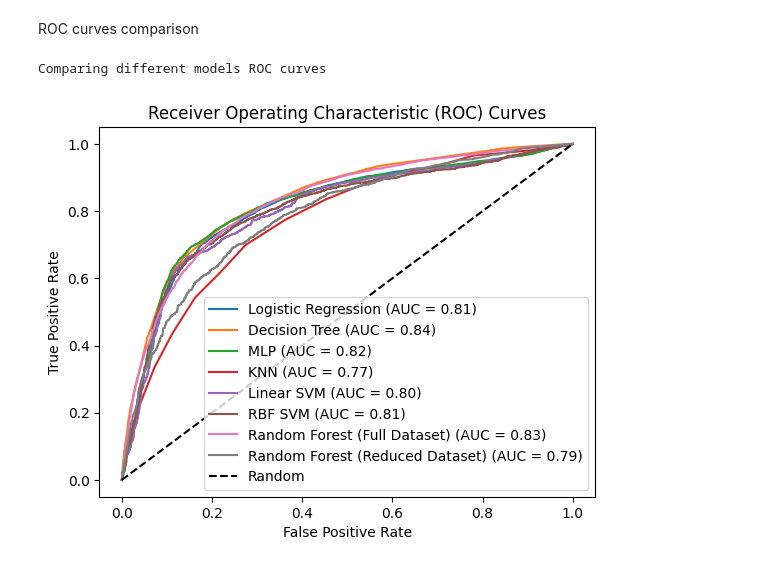
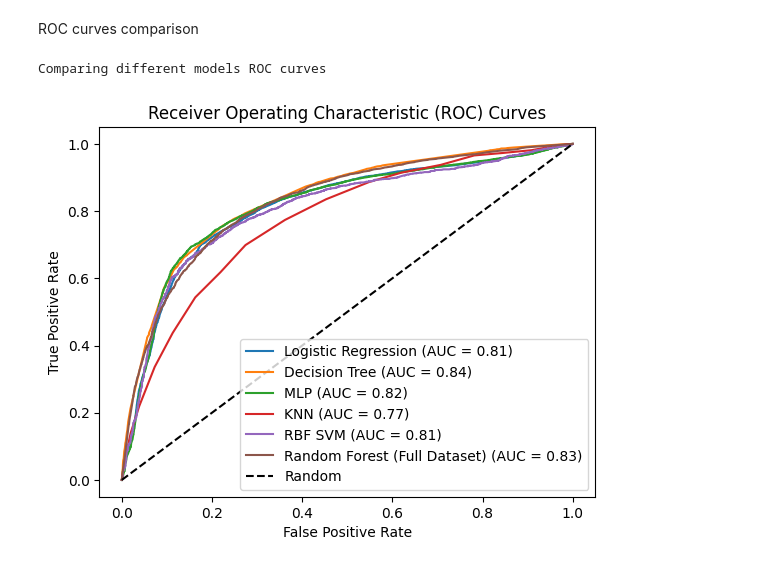
Before and after one commit to TheDarkPyotr/DataMining2023, a Jupyter notebook: source/Task3 - Predictive Analysis/Task3_Predictive_Analaysis_Andrea.ipynb, the cells around one changed output. Cells and saved outputs as stored; diff of their text form; code cells hidden in the pictures.

Commit message:
better visualization of ROC curves

```diff
--- a/source/Task3 - Predictive Analysis/Task3_Predictive_Analaysis_Andrea.ipynb
+++ b/source/Task3 - Predictive Analysis/Task3_Predictive_Analaysis_Andrea.ipynb
@@ -899,7 +899,7 @@ def plot_roc_curve(y_true, y_probs, label):
     fpr, tpr, thresholds = roc_curve(y_true, y_probs)
     auc = roc_auc_score(y_true, y_probs)
 
-    plt.plot(fpr, tpr, label=f'{label} (AUC = {auc:.2f})')
+    plt.plot(fpr, tpr, color='darkorange', label=f'{label} (AUC = {auc:.2f})')
     plt.plot([0, 1], [0, 1], 'k--')
     plt.xlabel('False Positive Rate')
     plt.ylabel('True Positive Rate')
@@ -922,32 +922,45 @@ ROC curves comparison
 # %%
 import matplotlib.pyplot as plt
 from sklearn.metrics import roc_curve, auc
 
 print("Comparing different models ROC curves")
-# Funzione per il plot della ROC curve
+# roc curves funcition
 def plot_roc_curve(y_true, y_probs, label):
     fpr, tpr, thresholds = roc_curve(y_true, y_probs)
     auc_value = auc(fpr, tpr)
 
     plt.plot(fpr, tpr, label=f'{label} (AUC = {auc_value:.2f})')
 
-# Calcola e plotta le ROC curves per ogni modello
+# calcolo e plotto le urve ROC per i vari modelli
+# Regression
 plot_roc_curve(test_label, probas_, 'Logistic Regression')
+
+# Decision Tree
 plot_roc_curve(test_label, test_pred_proba_dt, 'Decision Tree')
+
+# MLP
 plot_roc_curve(y_test, pred_prob, 'MLP')
+
+# Knn
 plot_roc_curve(test_label_small, y_scores, 'KNN')
-plot_roc_curve(test_label_small, y_scores_linear, 'Linear SVM')
+
+# SVM : print only RBF cuz is better than 0.01
+
+#plot_roc_curve(test_label_small, y_scores_linear, 'Linear SVM')
 plot_roc_curve(test_label_small, y_scores_rbf, 'RBF SVM')
+
+# Random Forest: print only full dataset cuz is better than reduced dataset
+
 plot_roc_curve(test_label, y_probs_rf, 'Random Forest (Full Dataset)')
-plot_roc_curve(test_label_small, y_probs_rf_small, 'Random Forest (Reduced Dataset)')
+#plot_roc_curve(test_label_small, y_probs_rf_small, 'Random Forest (Reduced Dataset)')
 
-# Configura il grafico
+# set
 plt.plot([0, 1], [0, 1], 'k--', label='Random')
 plt.xlabel('False Positive Rate')
 plt.ylabel('True Positive Rate')
 plt.title('Receiver Operating Characteristic (ROC) Curves')
 plt.legend(loc="lower right")
 plt.show()
 # %% [output]
 Comparing different models ROC curves
-[figure, old version]
+[figure, new version]
```
Also changed, not shown: parts of 2 cells of this notebook.
